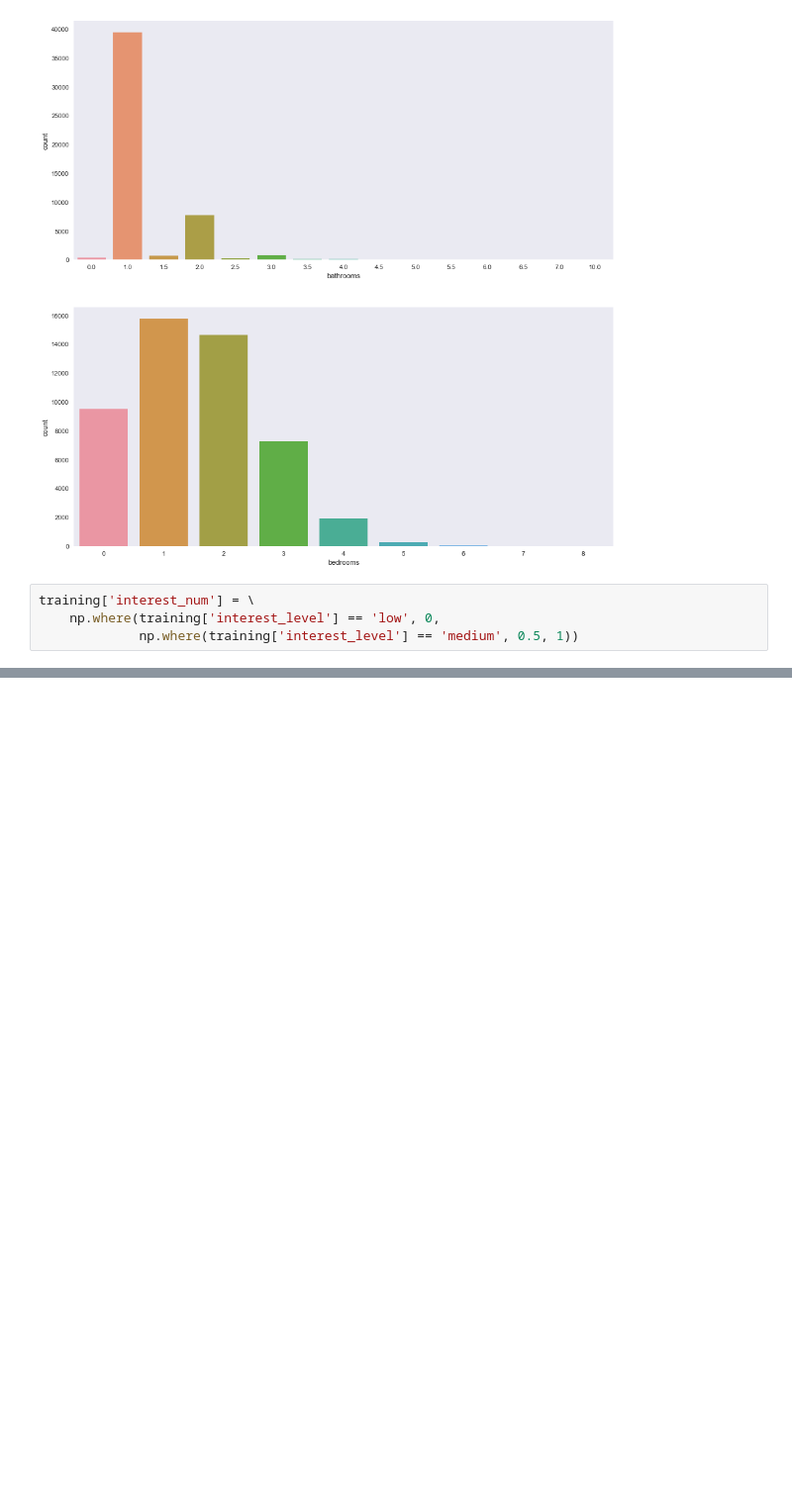
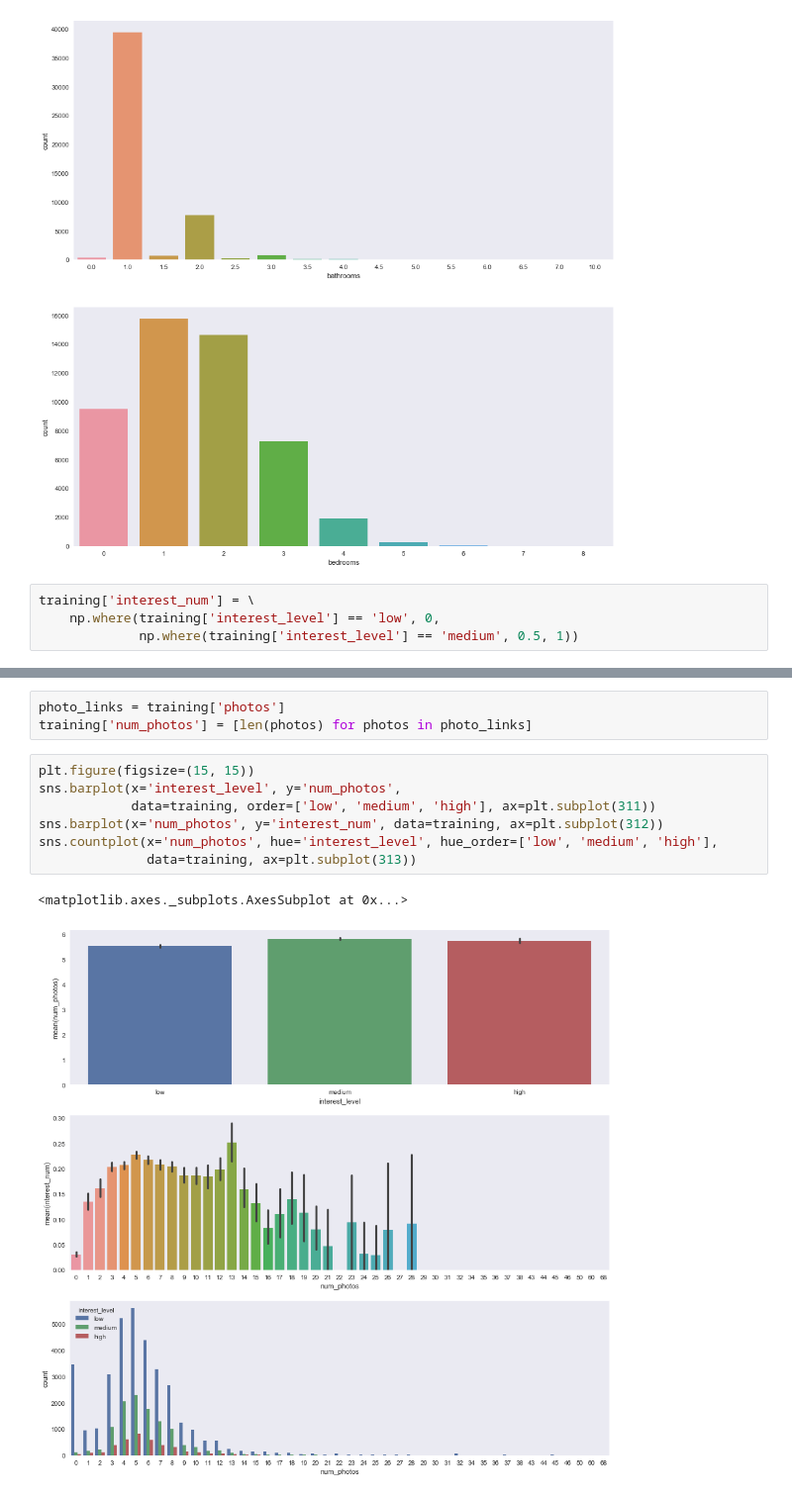
Before and after one commit to walter090/2sigma_rental, a Jupyter notebook: 2sigma_rental/rental.ipynb, the cells around one changed output, grey strips where cells are left out. Shown at 99% size. Drawn from its saved outputs; the diff is of its cells as text; blank space fills up the shorter version.

```diff
--- a/2sigma_rental/rental.ipynb
+++ b/2sigma_rental/rental.ipynb
@@ -101,0 +196,13 @@ sns.pointplot(x='bedrooms', y='interest_num', data=training, ax=plt.subplot(212)
+# %%
+photo_links = training['photos']
+training['num_photos'] = [len(photos) for photos in photo_links]
+# %%
+plt.figure(figsize=(15, 15))
+sns.barplot(x='interest_level', y='num_photos',
+            data=training, order=['low', 'medium', 'high'], ax=plt.subplot(311))
+sns.barplot(x='num_photos', y='interest_num', data=training, ax=plt.subplot(312))
+sns.countplot(x='num_photos', hue='interest_level', hue_order=['low', 'medium', 'high'],
+              data=training, ax=plt.subplot(313))
+# %% [output]
+<matplotlib.axes._subplots.AxesSubplot at 0x...>
+[figure, added]
```
Also changed, not shown: parts of 20 cells of this notebook.
